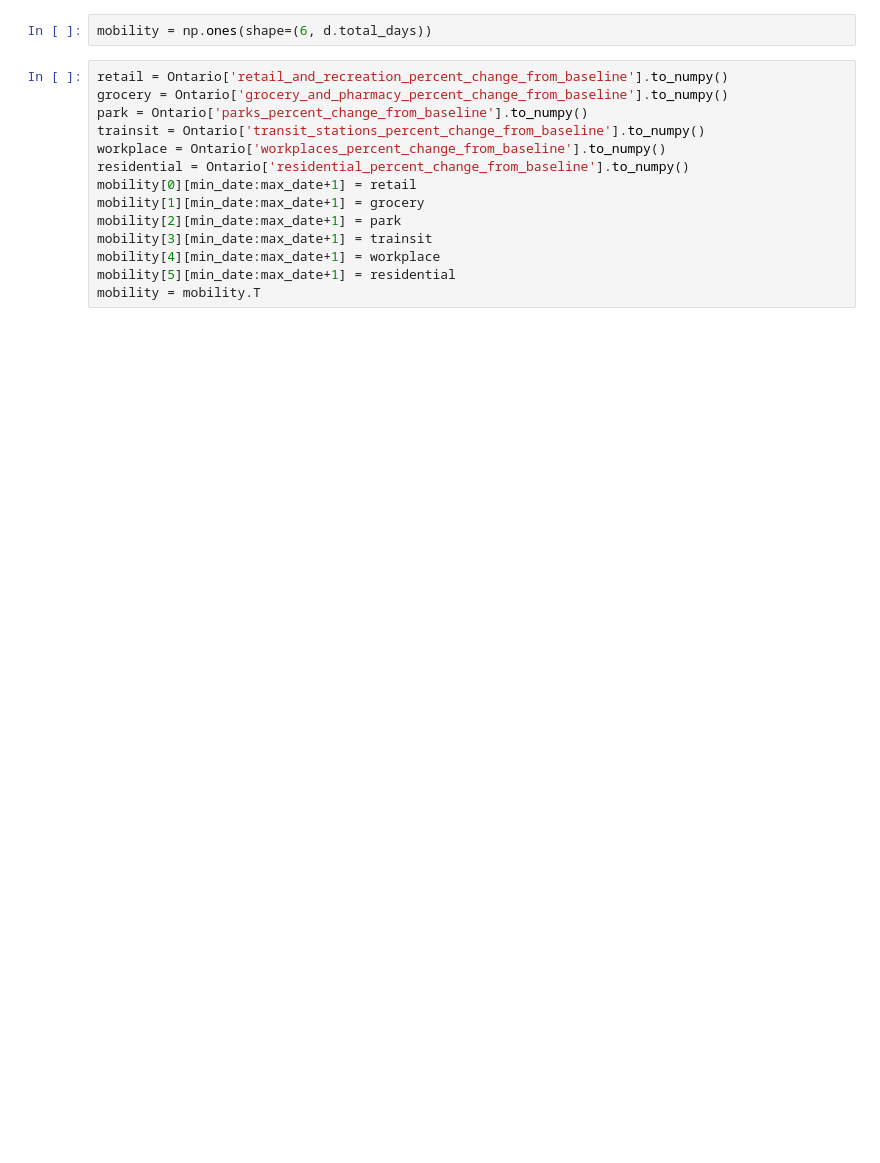
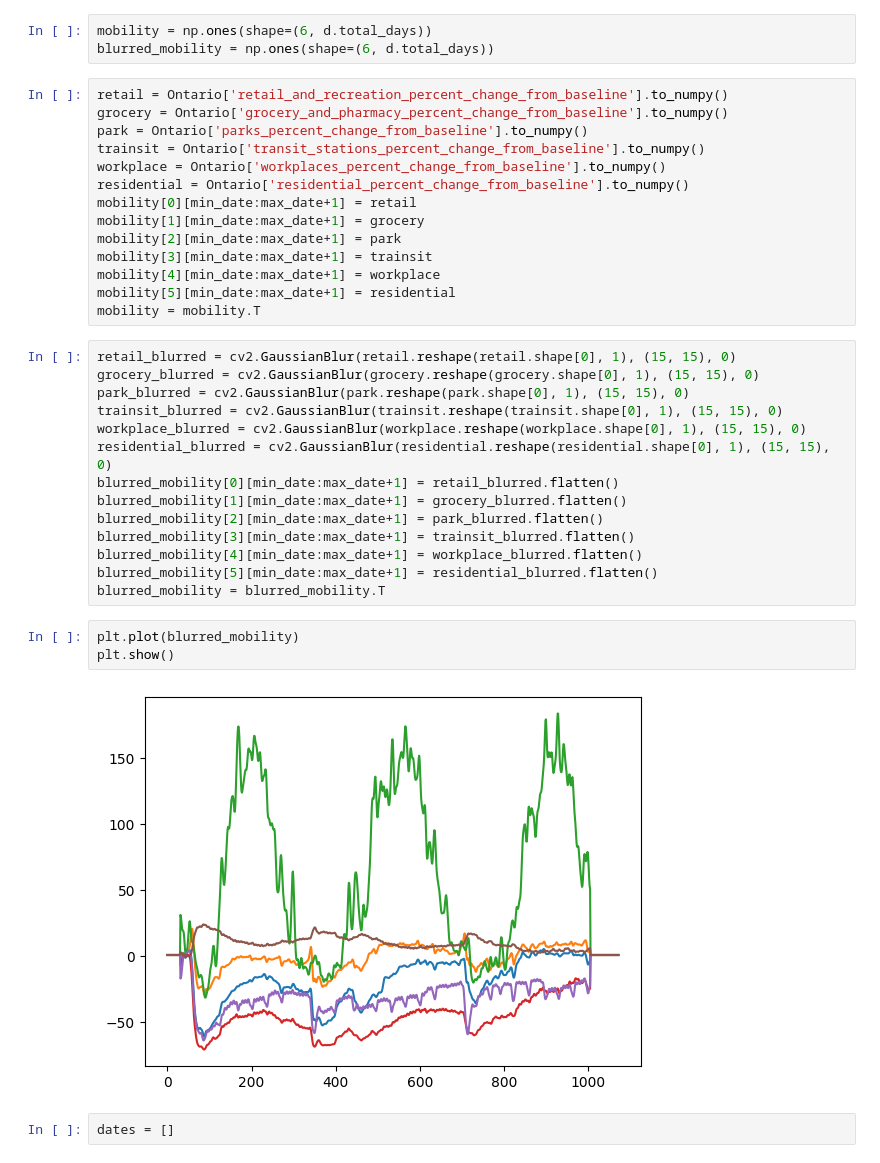
Before and after one commit to blairyeung/Commuting_TSF_SARS-Cov-2_model_master, a Jupyter notebook: Model/Mobility.ipynb, the cells around one changed output. Saved outputs shown, nothing was run; the diff lists cells and outputs as text; blank space fills up the shorter version.

```diff
--- a/Model/Mobility.ipynb
+++ b/Model/Mobility.ipynb
@@ -59,6 +60,7 @@ See the caveats in the documentation: https://pandas.pydata.org/pandas-docs/stab
   Ontario['date'] = pd.to_datetime(Ontario['date'])
 # %%
 mobility = np.ones(shape=(6, d.total_days))
+blurred_mobility = np.ones(shape=(6, d.total_days))
 # %%
 retail = Ontario['retail_and_recreation_percent_change_from_baseline'].to_numpy()
 grocery = Ontario['grocery_and_pharmacy_percent_change_from_baseline'].to_numpy()
@@ -73,3 +75,24 @@ mobility[3][min_date:max_date+1] = trainsit
 mobility[4][min_date:max_date+1] = workplace
 mobility[5][min_date:max_date+1] = residential
 mobility = mobility.T
+# %%
+retail_blurred = cv2.GaussianBlur(retail.reshape(retail.shape[0], 1), (15, 15), 0)
+grocery_blurred = cv2.GaussianBlur(grocery.reshape(grocery.shape[0], 1), (15, 15), 0)
+park_blurred = cv2.GaussianBlur(park.reshape(park.shape[0], 1), (15, 15), 0)
+trainsit_blurred = cv2.GaussianBlur(trainsit.reshape(trainsit.shape[0], 1), (15, 15), 0)
+workplace_blurred = cv2.GaussianBlur(workplace.reshape(workplace.shape[0], 1), (15, 15), 0)
+residential_blurred = cv2.GaussianBlur(residential.reshape(residential.shape[0], 1), (15, 15), 0)
+blurred_mobility[0][min_date:max_date+1] = retail_blurred.flatten()
+blurred_mobility[1][min_date:max_date+1] = grocery_blurred.flatten()
+blurred_mobility[2][min_date:max_date+1] = park_blurred.flatten()
+blurred_mobility[3][min_date:max_date+1] = trainsit_blurred.flatten()
+blurred_mobility[4][min_date:max_date+1] = workplace_blurred.flatten()
+blurred_mobility[5][min_date:max_date+1] = residential_blurred.flatten()
+blurred_mobility = blurred_mobility.T
+# %%
+plt.plot(blurred_mobility)
+plt.show()
+# %% [output]
+[figure, added]
+# %%
+dates = []
```
Also changed, not shown: parts of 3 cells of this notebook, 13 other files.
